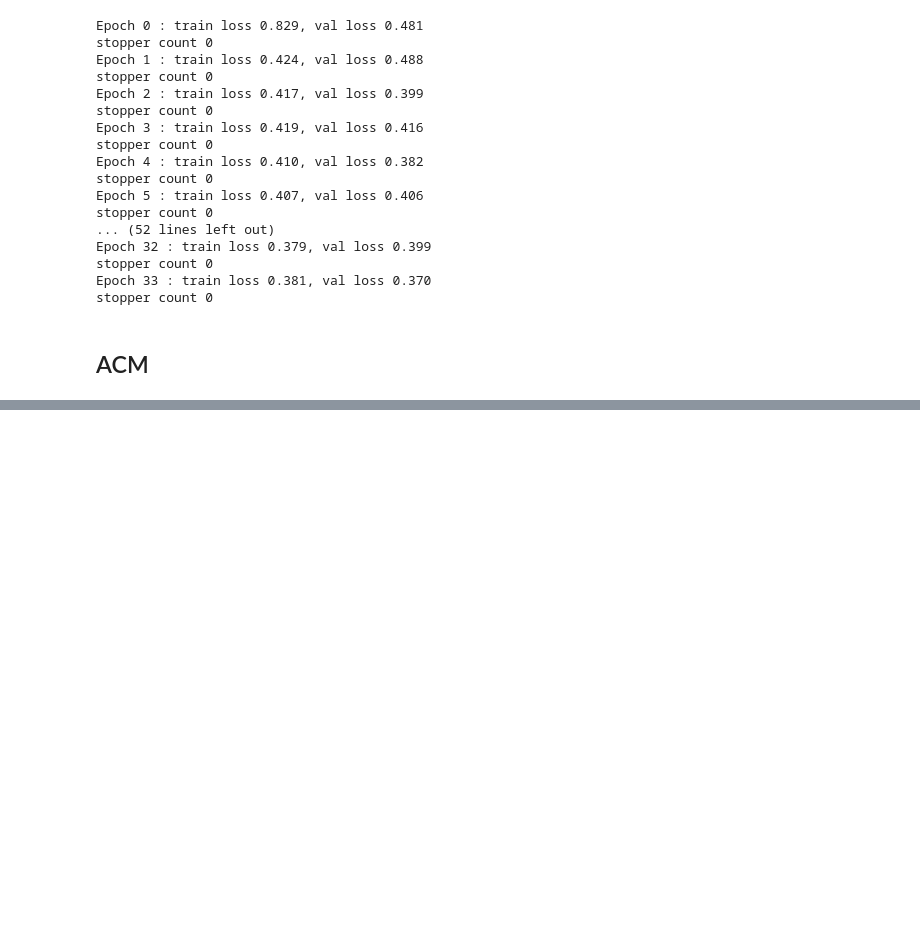
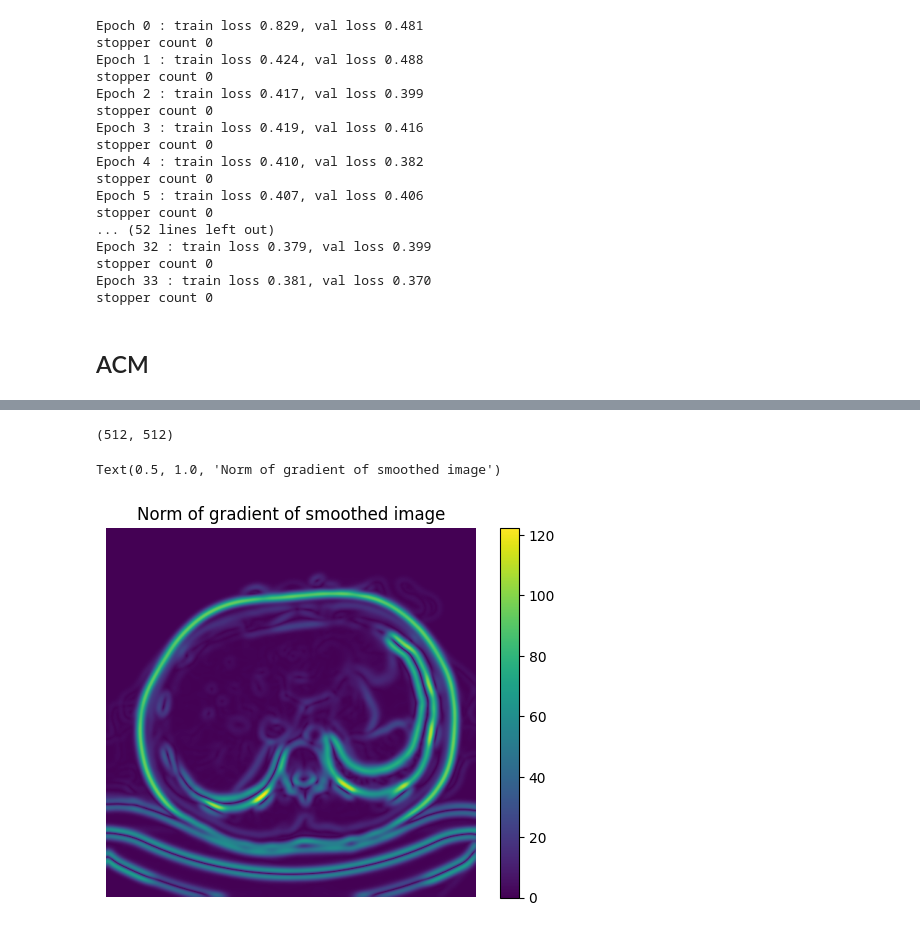
Before and after one commit to InesVATI/active_contour_cnn, a Jupyter notebook: src/experiments.ipynb, the cells around one changed output, grey strips where cells are left out. Saved outputs shown, nothing was run; the diff lists cells and outputs as text; code cells hidden in the pictures; blank space fills up the shorter version.

```diff
--- a/src/experiments.ipynb
+++ b/src/experiments.ipynb
@@ -628,0 +745,22 @@ phi0 (512, 512)
+# %%
+img.shape
+# %% [output]
+(512, 512)
+# %%
+kernel_size = 60
+sigma = .05
+x, y = np.meshgrid(np.arange(kernel_size), np.arange(kernel_size))
+kernel = np.exp(- (((x-1)/kernel_size - .5)**2 + ((y-1)/kernel_size-.5)**2)/ (4*sigma**2))/sigma
+
+d = signal.convolve2d(img, kernel, boundary='symm', mode='same')
+grad_d = toolgrad.grad(d, order=2)
+norm_grad_d = np.sqrt( np.sum(grad_d**2, 2))
+
+plt.imshow(norm_grad_d)
+plt.colorbar()
+# plt.tick_params(axis='both', which='both', bottom=False, left=False, labelbottom=False, labelleft=False)
+plt.axis('off')
+plt.title('Norm of gradient of smoothed image')
+# %% [output]
+Text(0.5, 1.0, 'Norm of gradient of smoothed image')
+[figure, added]
```
Also changed, not shown: parts of 50 cells of this notebook, 4 other files.
